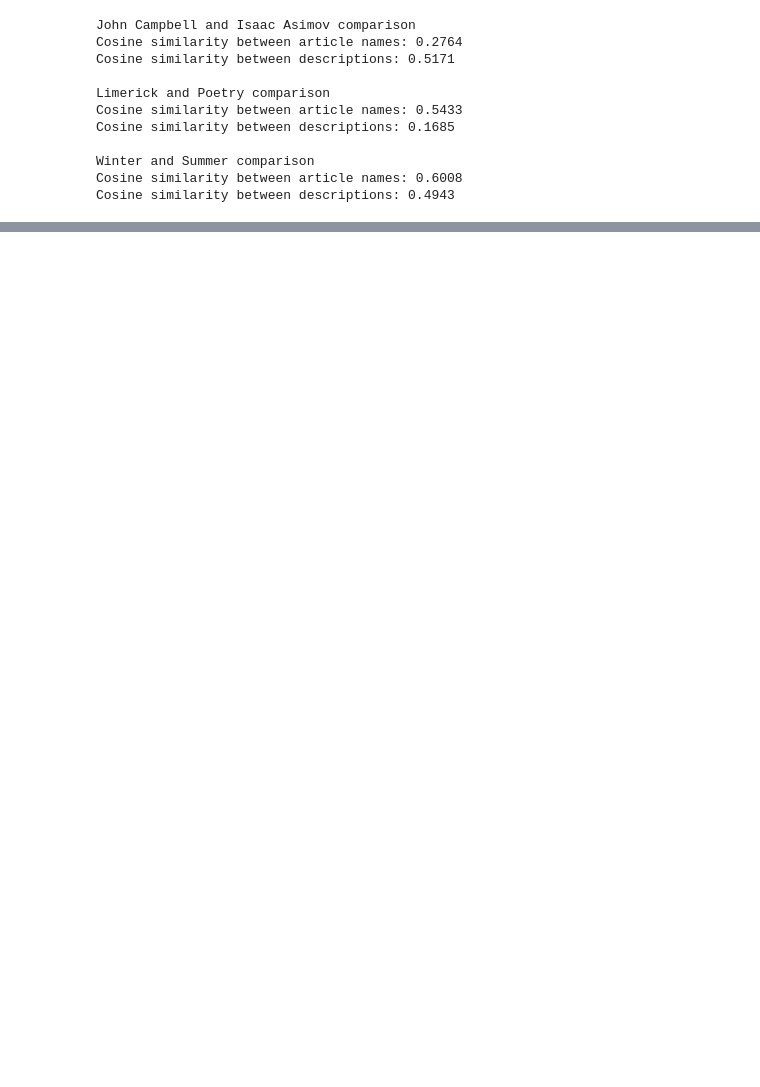
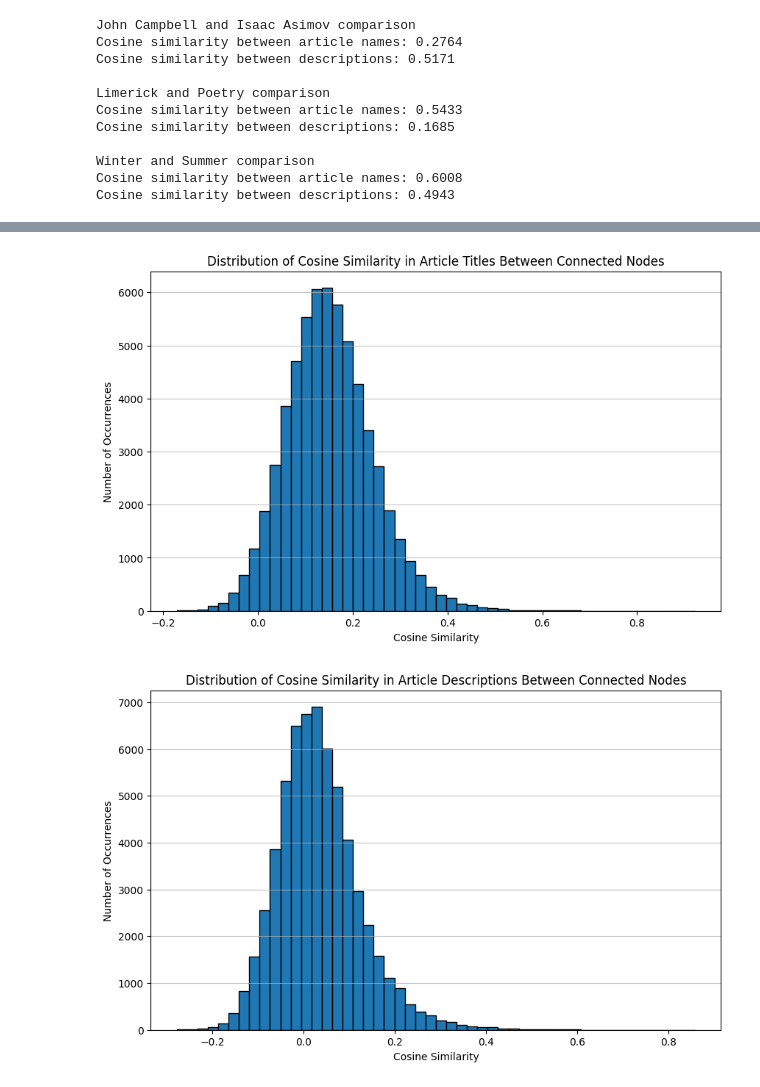
Before and after one commit to angelpras/epfl_ADA_project, a Jupyter notebook: results.ipynb, the cells around one changed output, grey strips where cells are left out. Saved outputs shown, nothing was run; the diff lists cells and outputs as text; code cells hidden in the pictures; blank space fills up the shorter version.

Commit message:
Added unconnected nodes distribution

```diff
--- a/results.ipynb
+++ b/results.ipynb
@@ -139,0 +112,5 @@ plt.show()
+# %%
+visualize_unconnected_node_similarity_distriutions(G)
+# %% [output]
+[figure, added]
+[figure, added]
```
Also changed, not shown: parts of 15 cells of this notebook, 3 other files.
